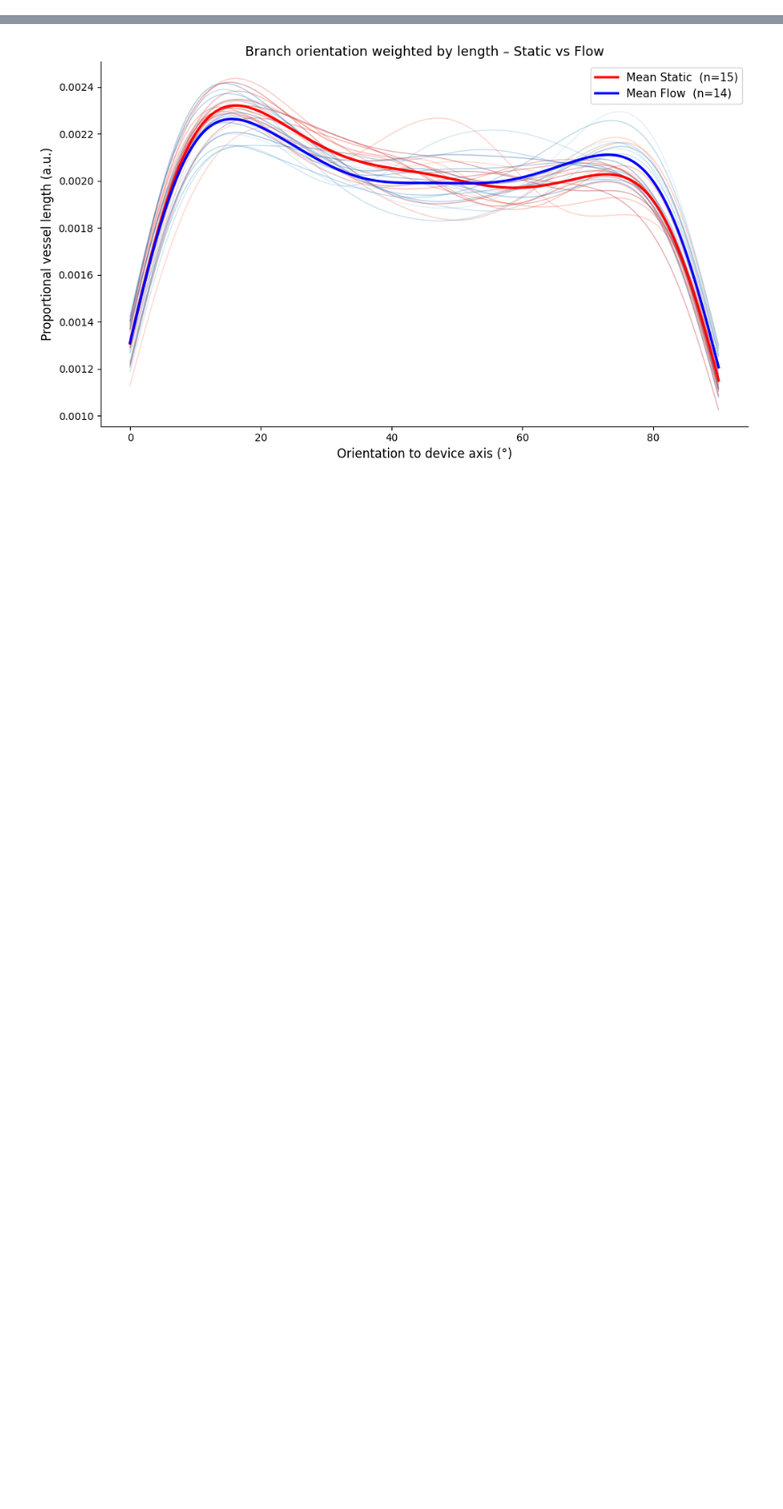
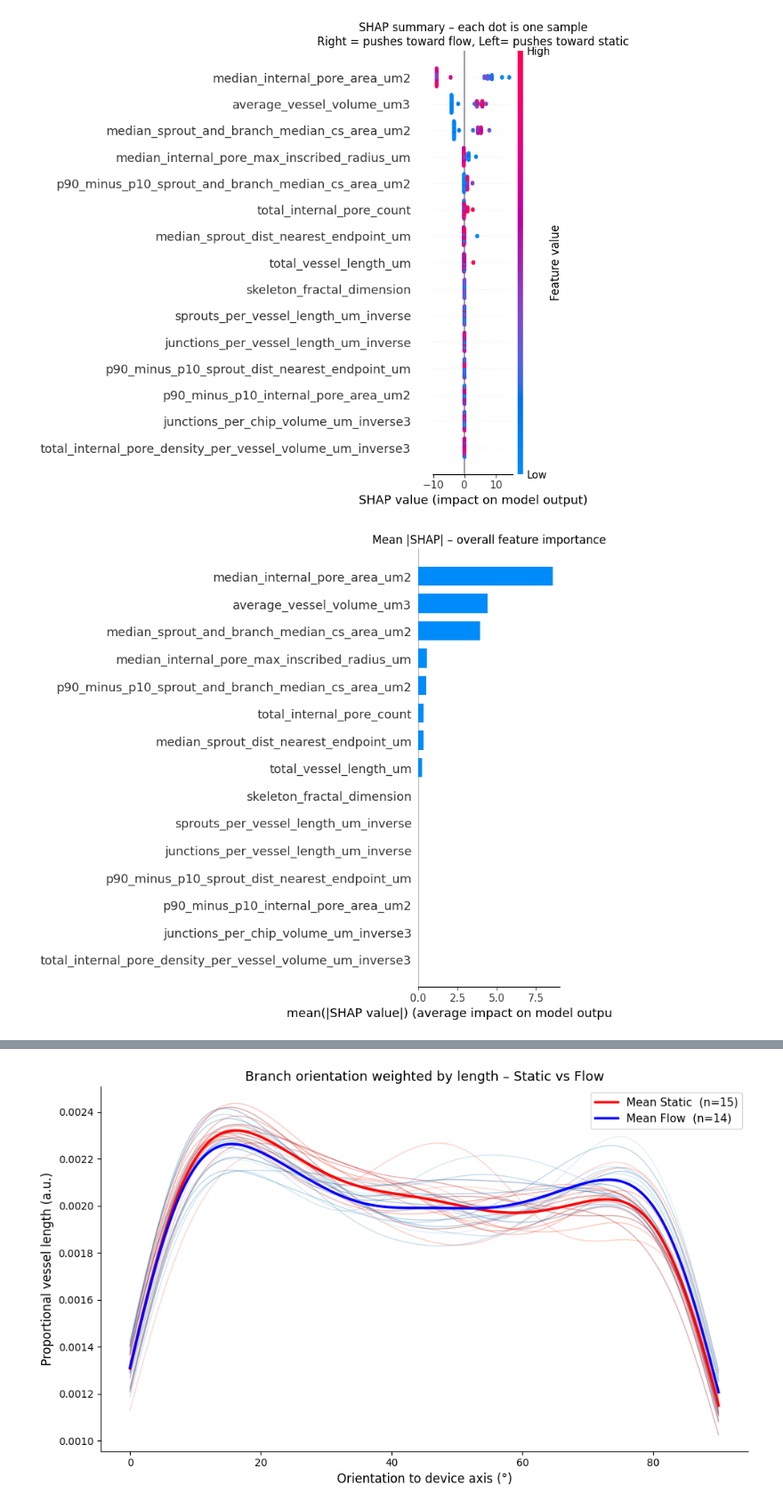
Before and after one commit to isobelth/vascumap, a Jupyter notebook: plotting_outputs.ipynb, the cells around one changed output, grey strips where cells are left out. Shown at 89% size. Saved outputs shown, nothing was run; the diff lists cells and outputs as text; code cells hidden in the pictures; blank space fills up the shorter version.

```diff
--- a/plotting_outputs.ipynb
+++ b/plotting_outputs.ipynb
@@ -249,0 +261,5 @@ Index(['image_name', 'source_file', 'image_index', 'node_start', 'node_end',
+# %%
+model, shap_values, shap_interaction = shap_analysis(combined_analysis_metrics)
+# %% [output]
+[figure, added]
+[figure, added]
```
Also changed, not shown: parts of 22 cells of this notebook, 5 other files.
